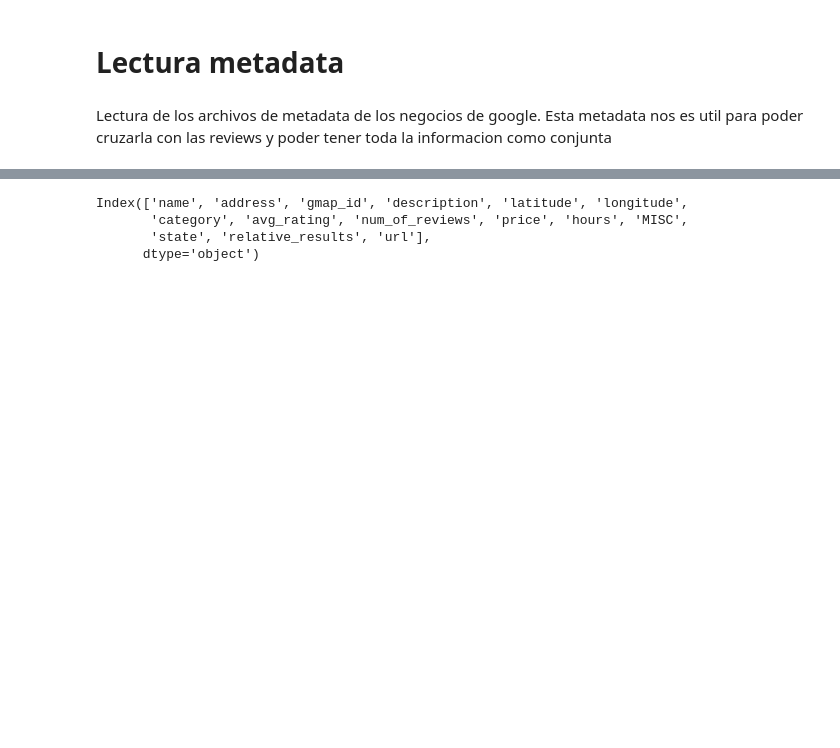
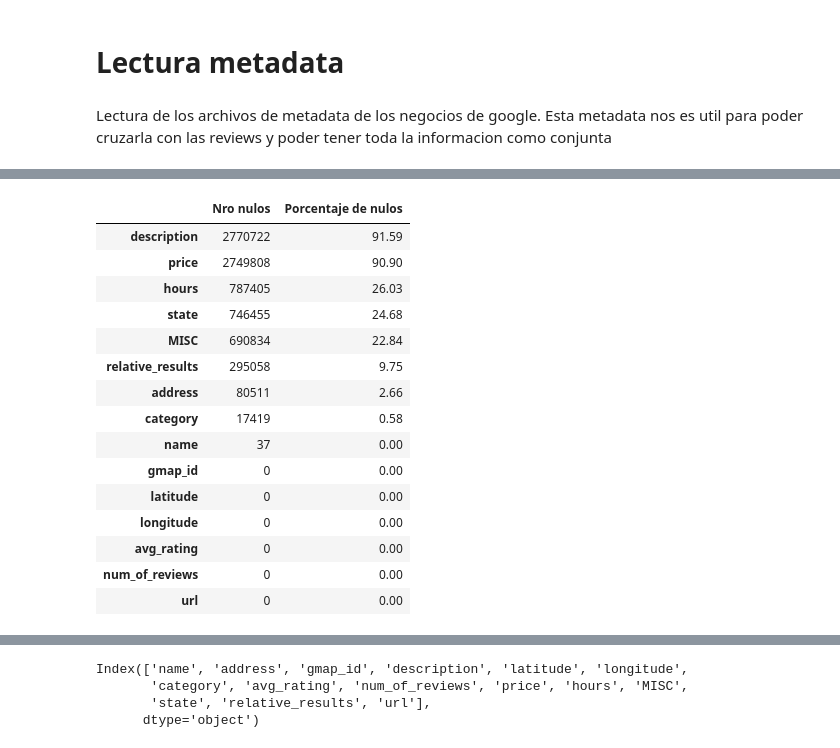
Before and after one commit to Constanzafl/Proyecto_Final, a Jupyter notebook: Sprint 2/EDA/EDAmetadata.ipynb, the cells around one changed output, grey strips where cells are left out. Drawn from its saved outputs; the diff is of its cells as text; code cells hidden in the pictures; blank space fills up the shorter version.

```diff
--- a/Sprint 2/EDA/EDAmetadata.ipynb
+++ b/Sprint 2/EDA/EDAmetadata.ipynb
@@ -50,0 +47,23 @@ merged_df = pd.concat(dfs, ignore_index=True)
+# %%
+# Checkeo de nulos y su porcentaje
+
+nulls_FL = pd.DataFrame(merged_df.isnull().sum().sort_values(ascending = False))
+nulls_FL["Porcentaje de nulos"] = round(nulls_FL/merged_df.shape[0]*100,2)
+nulls_FL.rename(columns = {0:"Nro nulos"})
+# %% [output]
+|  | Nro nulos | Porcentaje de nulos |
+| description | 2770722 | 91.59 |
+| price | 2749808 | 90.90 |
+| hours | 787405 | 26.03 |
+| state | 746455 | 24.68 |
+| MISC | 690834 | 22.84 |
+| relative_results | 295058 | 9.75 |
+| address | 80511 | 2.66 |
+| category | 17419 | 0.58 |
+| name | 37 | 0.00 |
+| gmap_id | 0 | 0.00 |
+| latitude | 0 | 0.00 |
+| longitude | 0 | 0.00 |
+| avg_rating | 0 | 0.00 |
+| num_of_reviews | 0 | 0.00 |
+| url | 0 | 0.00 |
```
Also changed, not shown: parts of 11 cells of this notebook.
